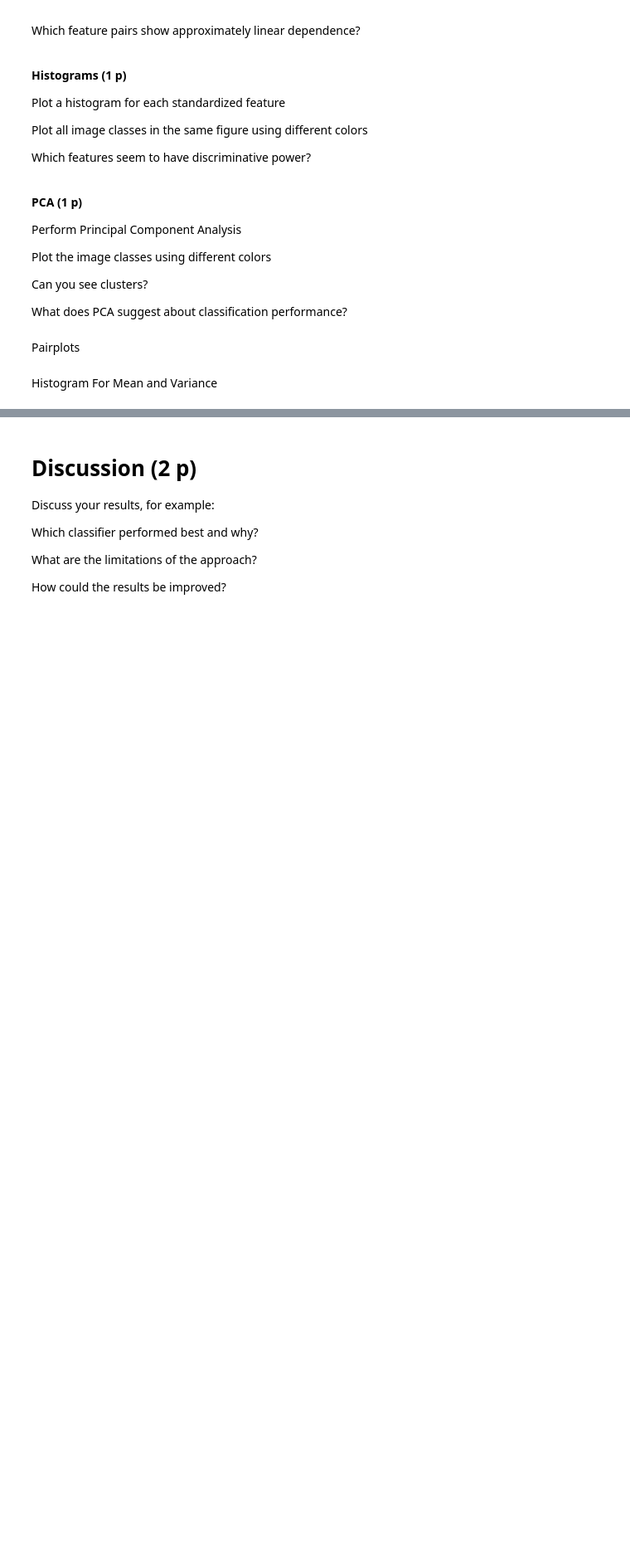
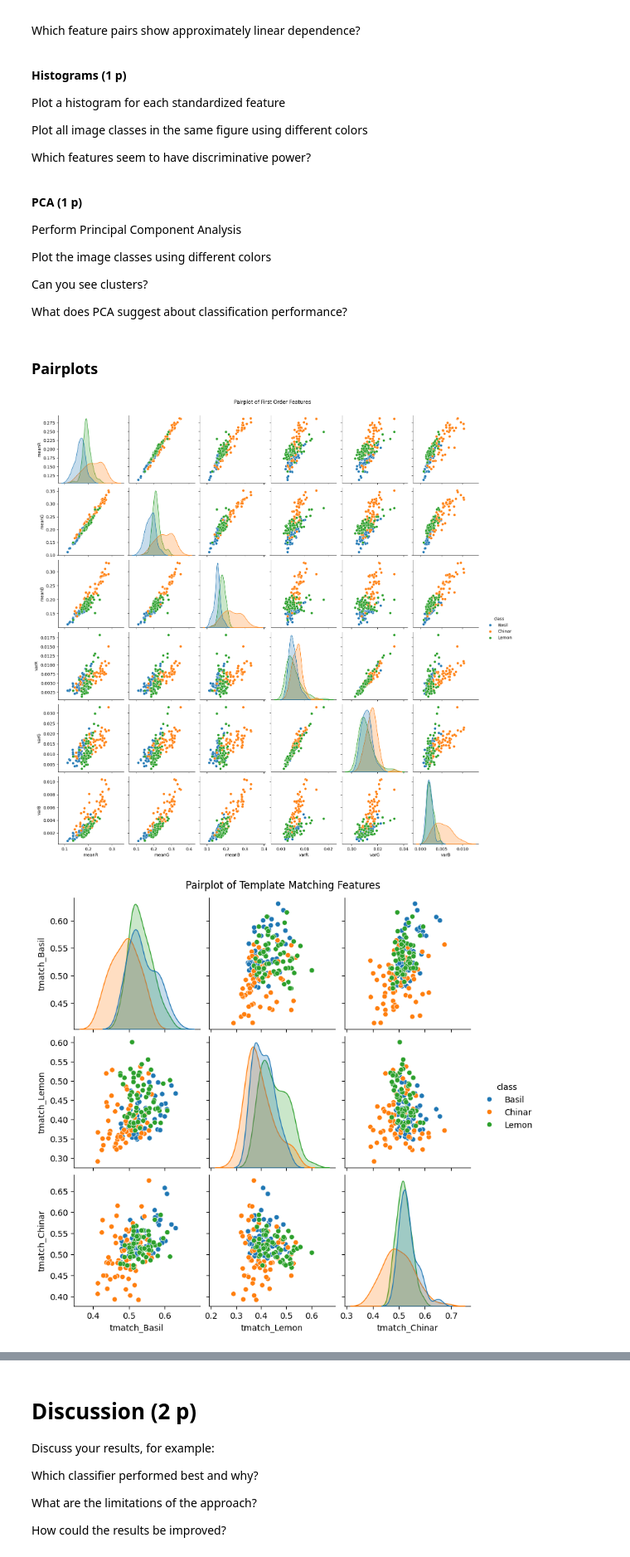
Before and after one commit to gencere757/MLPR, a Jupyter notebook: Instructions.ipynb, the cells around one changed output, grey strips where cells are left out. Shown at 83% size. Cells and saved outputs as stored; diff of their text form; code cells hidden in the pictures; blank space fills up the shorter version.

```diff
--- a/Instructions.ipynb
+++ b/Instructions.ipynb
@@ -289,7 +324,49 @@ Plot the image classes using different colors
 Can you see clusters?
 
 What does PCA suggest about classification performance?
-# %% [markdown]
-Pairplots
-# %% [markdown]
-Histogram For Mean and Variance
+# %% [markdown]
+### Pairplots
+# %%
+#For pairplots, only a single GLCM correlation feature was used to reduce the total amount of features.
+data_list = []
+classes = ["Basil", "Chinar", "Lemon"]
+for label in classes:
+    for imgFeat in featuresDict[label]:
+        # Create a flat dictionary for the image
+        flatFeat = {
+            "class": label,
+            "meanR": imgFeat["meanR"],
+            "meanG": imgFeat["meanG"],
+            "meanB": imgFeat["meanB"],
+            "varR": imgFeat["varR"],
+            "varG": imgFeat["varG"],
+            "varB": imgFeat["varB"],
+            "tmatch_Basil": imgFeat["tmatchBasil"],
+            "tmatch_Lemon": imgFeat["tmatchLemon"],
+            "tmatch_Chinar": imgFeat["tmatchChinar"],
+            # Just take one GLCM feature as taking all 9 would be way too big for the pairplot
+            "GLCMCorr": imgFeat["correlation"][0, 0]
+        }
+        data_list.append(flatFeat)
+
+df = pd.DataFrame(data_list)    #Turn features into a dataframe to be able to use better in seaborn's pairplot function
+
+#Creating the pairplots
+
+# Pairplot 1: Between first order features
+sns.pairplot(df, vars=['meanR', 'meanG', 'meanB', 'varR', 'varG', 'varB'], hue='class')
+plt.suptitle('Pairplot of First Order Features', y=1.02)
+plt.show()
+
+# Pairplot 2: Between template matching features
+sns.pairplot(df, vars=['tmatch_Basil', 'tmatch_Lemon', 'tmatch_Chinar'], hue='class')
+plt.suptitle('Pairplot of Template Matching Features', y=1.02)
+plt.show()
+
+# Pairplot 3: Mixed pairplot, compares some features from both first order, GLCM and template matching features
+sns.pairplot(df, vars=['meanG', 'varG', 'GLCMCorr', 'tmatch_Basil'], hue='class')
+plt.suptitle('Pairplot of Mixed Features', y=1.02)
+plt.show()
+# %% [output]
+[figure, added]
+[figure, added]
```
Also changed, not shown: parts of 26 cells of this notebook.
